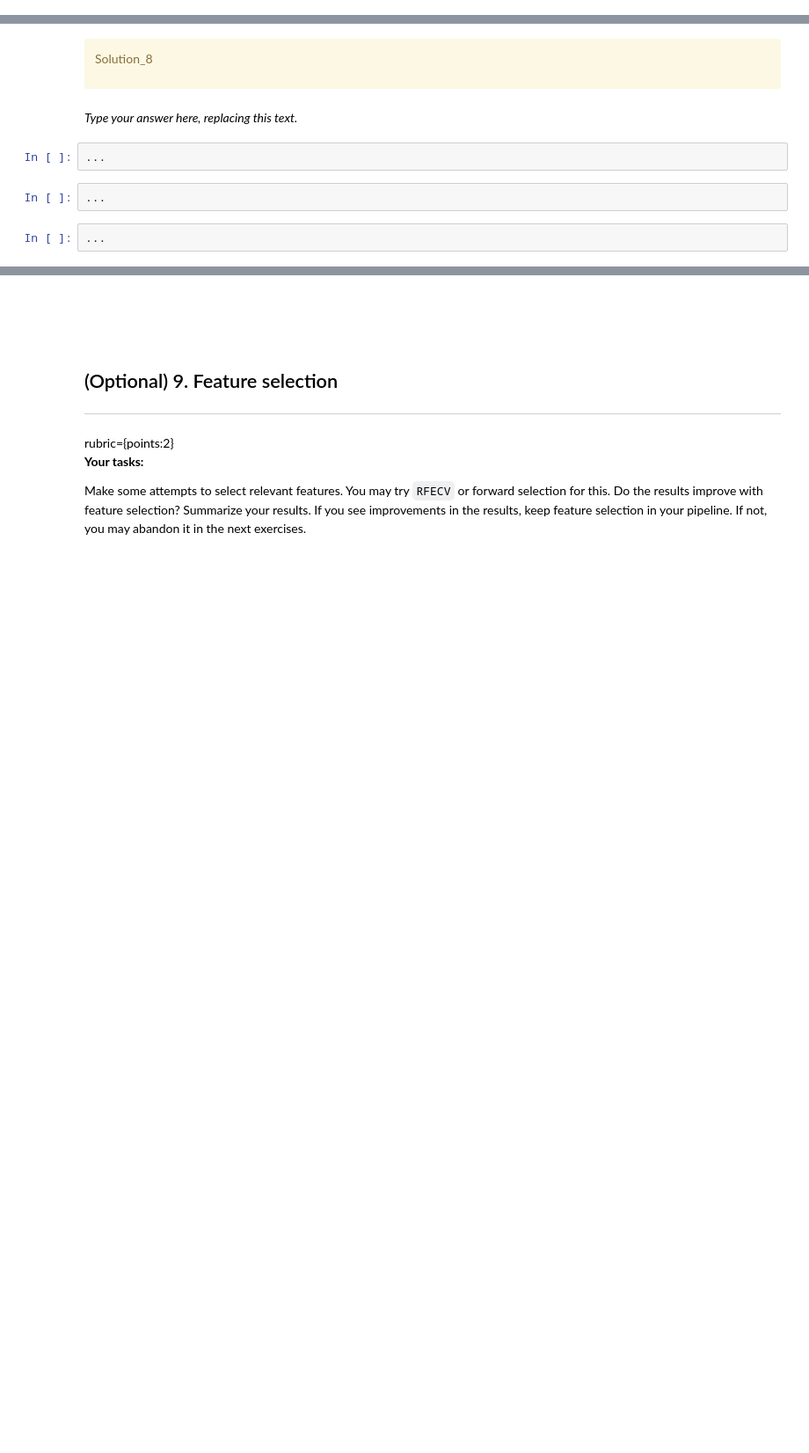
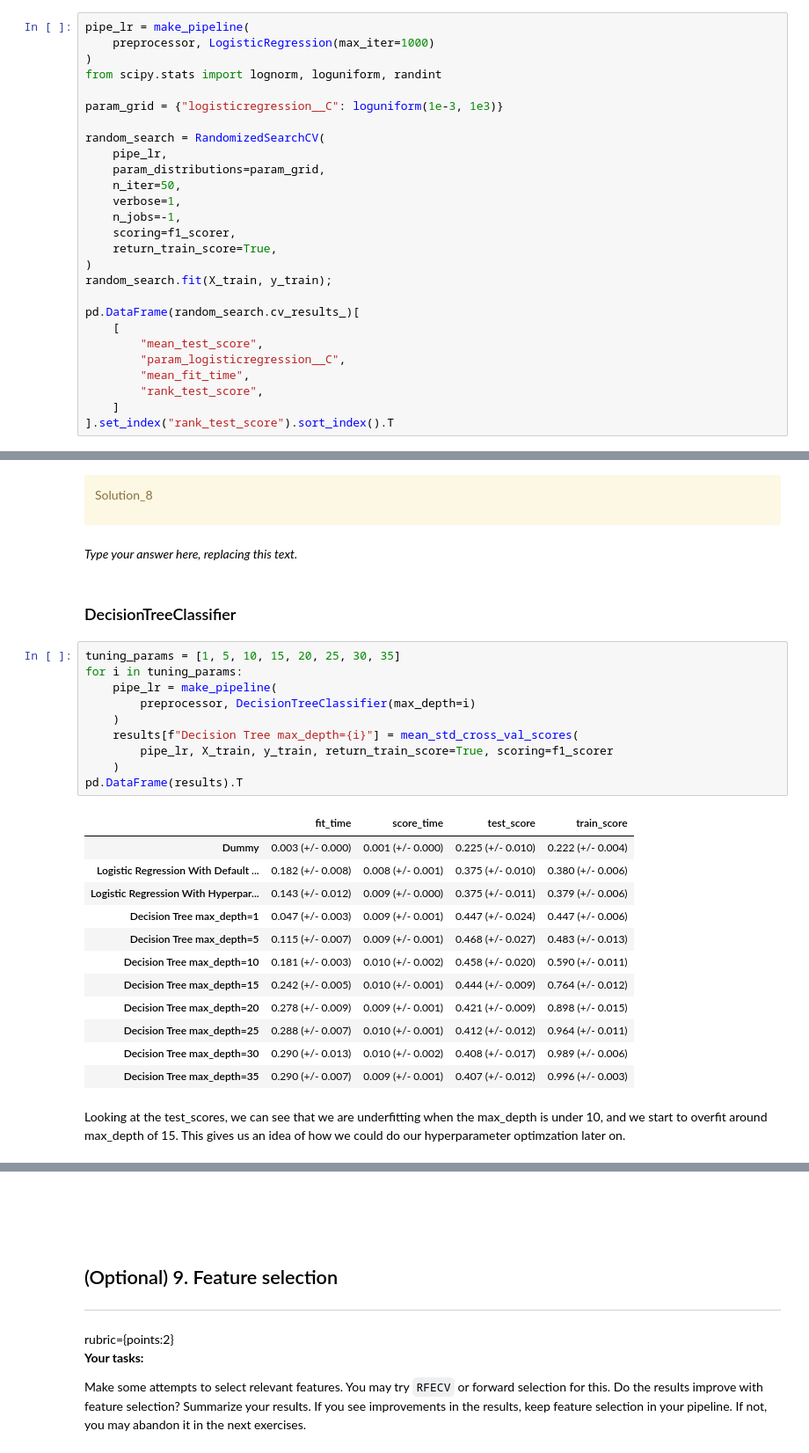
Before and after one commit to BradPeng/cpsc330-2023s, a Jupyter notebook: hw/hw5/hw5.ipynb, the cells around one changed output, grey strips where cells are left out. Shown at 88% size. Drawn from its saved outputs; the diff is of its cells as text; blank space fills up the shorter version.

```diff
--- a/hw/hw5/hw5.ipynb
+++ b/hw/hw5/hw5.ipynb
@@ -385,0 +486,27 @@ _Type your answer here, replacing this text._
+# %%
+pipe_lr = make_pipeline(
+    preprocessor, LogisticRegression(max_iter=1000)
+)
+from scipy.stats import lognorm, loguniform, randint
+
+param_grid = {"logisticregression__C": loguniform(1e-3, 1e3)}
+
+random_search = RandomizedSearchCV(
+    pipe_lr,
+    param_distributions=param_grid,
+    n_iter=50,
+    verbose=1,
+    n_jobs=-1,
+    scoring=f1_scorer,
+    return_train_score=True,
+)
+random_search.fit(X_train, y_train);
+
+pd.DataFrame(random_search.cv_results_)[
+    [
+        "mean_test_score",
+        "param_logisticregression__C",
+        "mean_fit_time",
+        "rank_test_score",
+    ]
+].set_index("rank_test_score").sort_index().T
@@ -407,9 +556,30 @@ Solution_8
 </div>
 # %% [markdown]
 _Type your answer here, replacing this text._
-# %%
-...
-# %%
-...
-# %%
-...
+# %% [markdown]
+### DecisionTreeClassifier
+# %%
+tuning_params = [1, 5, 10, 15, 20, 25, 30, 35]
+for i in tuning_params:
+    pipe_lr = make_pipeline(
+        preprocessor, DecisionTreeClassifier(max_depth=i)
+    )
+    results[f"Decision Tree max_depth={i}"] = mean_std_cross_val_scores(
+        pipe_lr, X_train, y_train, return_train_score=True, scoring=f1_scorer
+    )
+pd.DataFrame(results).T
+# %% [output]
+|  | fit_time | score_time | test_score | train_score |
+| Dummy | 0.003 (+/- 0.000) | 0.001 (+/- 0.000) | 0.225 (+/- 0.010) | 0.222 (+/- 0.004) |
+| Logistic Regression With Default ... | 0.182 (+/- 0.008) | 0.008 (+/- 0.001) | 0.375 (+/- 0.010) | 0.380 (+/- 0.006) |
+| Logistic Regression With Hyperpar... | 0.143 (+/- 0.012) | 0.009 (+/- 0.000) | 0.375 (+/- 0.011) | 0.379 (+/- 0.006) |
+| Decision Tree max_depth=1 | 0.047 (+/- 0.003) | 0.009 (+/- 0.001) | 0.447 (+/- 0.024) | 0.447 (+/- 0.006) |
+| Decision Tree max_depth=5 | 0.115 (+/- 0.007) | 0.009 (+/- 0.001) | 0.468 (+/- 0.027) | 0.483 (+/- 0.013) |
+| Decision Tree max_depth=10 | 0.181 (+/- 0.003) | 0.010 (+/- 0.002) | 0.458 (+/- 0.020) | 0.590 (+/- 0.011) |
+| Decision Tree max_depth=15 | 0.242 (+/- 0.005) | 0.010 (+/- 0.001) | 0.444 (+/- 0.009) | 0.764 (+/- 0.012) |
+| Decision Tree max_depth=20 | 0.278 (+/- 0.009) | 0.009 (+/- 0.001) | 0.421 (+/- 0.009) | 0.898 (+/- 0.015) |
+| Decision Tree max_depth=25 | 0.288 (+/- 0.007) | 0.010 (+/- 0.001) | 0.412 (+/- 0.012) | 0.964 (+/- 0.011) |
+| Decision Tree max_depth=30 | 0.290 (+/- 0.013) | 0.010 (+/- 0.002) | 0.408 (+/- 0.017) | 0.989 (+/- 0.006) |
+| Decision Tree max_depth=35 | 0.290 (+/- 0.007) | 0.009 (+/- 0.001) | 0.407 (+/- 0.012) | 0.996 (+/- 0.003) |
+# %% [markdown]
+Looking at the test_scores, we can see that we are underfitting when the max_depth is under 10, and we start to overfit around max_depth of 15. This gives us an idea of how we could do our hyperparameter optimzation later on.
```
Also changed, not shown: parts of 30 cells of this notebook, 1 other file.
